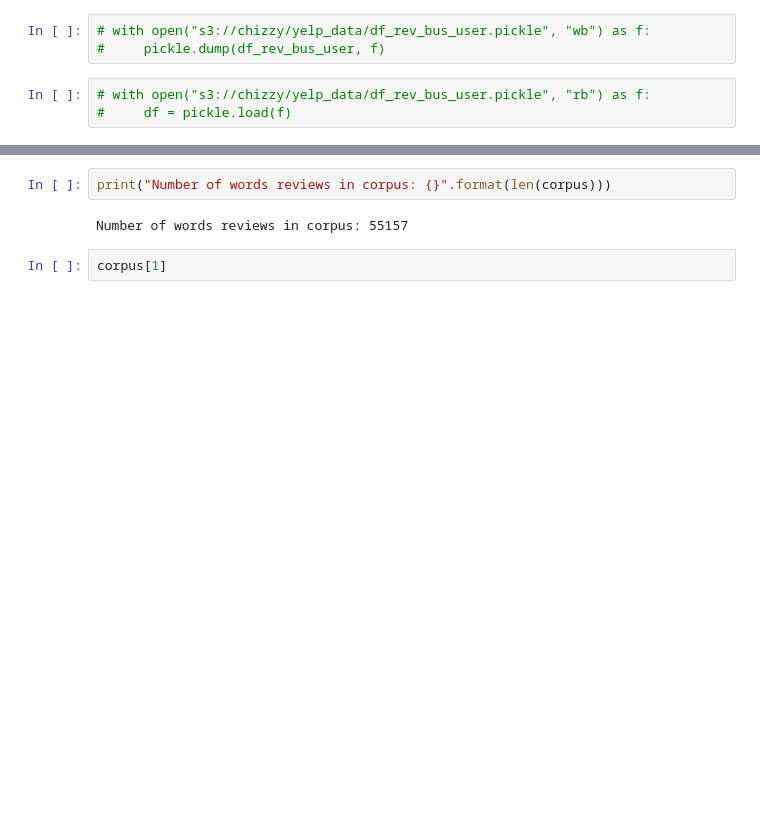
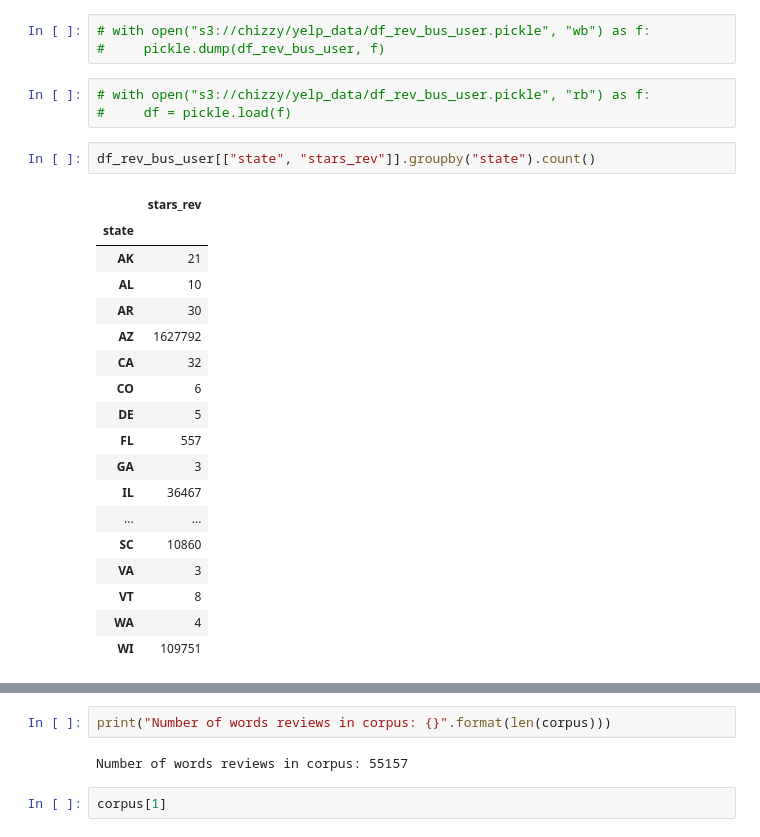
Before and after one commit to Chibuzor44/dsi-capstone, a Jupyter notebook: sage_yelp.ipynb, the cells around one changed output, grey strips where cells are left out. Drawn from its saved outputs; the diff is of its cells as text; blank space fills up the shorter version.

```diff
--- a/sage_yelp.ipynb
+++ b/sage_yelp.ipynb
@@ -131,6 +131,27 @@ memory usage: 1.8+ GB
 # %%
 # with open("s3://chizzy/yelp_data/df_rev_bus_user.pickle", "rb") as f:
 #     df = pickle.load(f)
+# %%
+df_rev_bus_user[["state", "stars_rev"]].groupby("state").count()
+# %% [output]
+|  | stars_rev |
+| state |  |
+| AK | 21 |
+| AL | 10 |
+| AR | 30 |
+| AZ | 1627792 |
+| CA | 32 |
+| CO | 6 |
+| DE | 5 |
+| FL | 557 |
+| GA | 3 |
+| IL | 36467 |
+| ... | ... |
+| SC | 10860 |
+| VA | 3 |
+| VT | 8 |
+| WA | 4 |
+| WI | 109751 |
 # %%
 df = df_rev_bus_user[["text", "stars_rev"]][df_rev_bus_user["state"]=="WI"]
 df = df[df.stars_rev.isin([1,5])]
```
Also changed, not shown: parts of 22 cells of this notebook.
